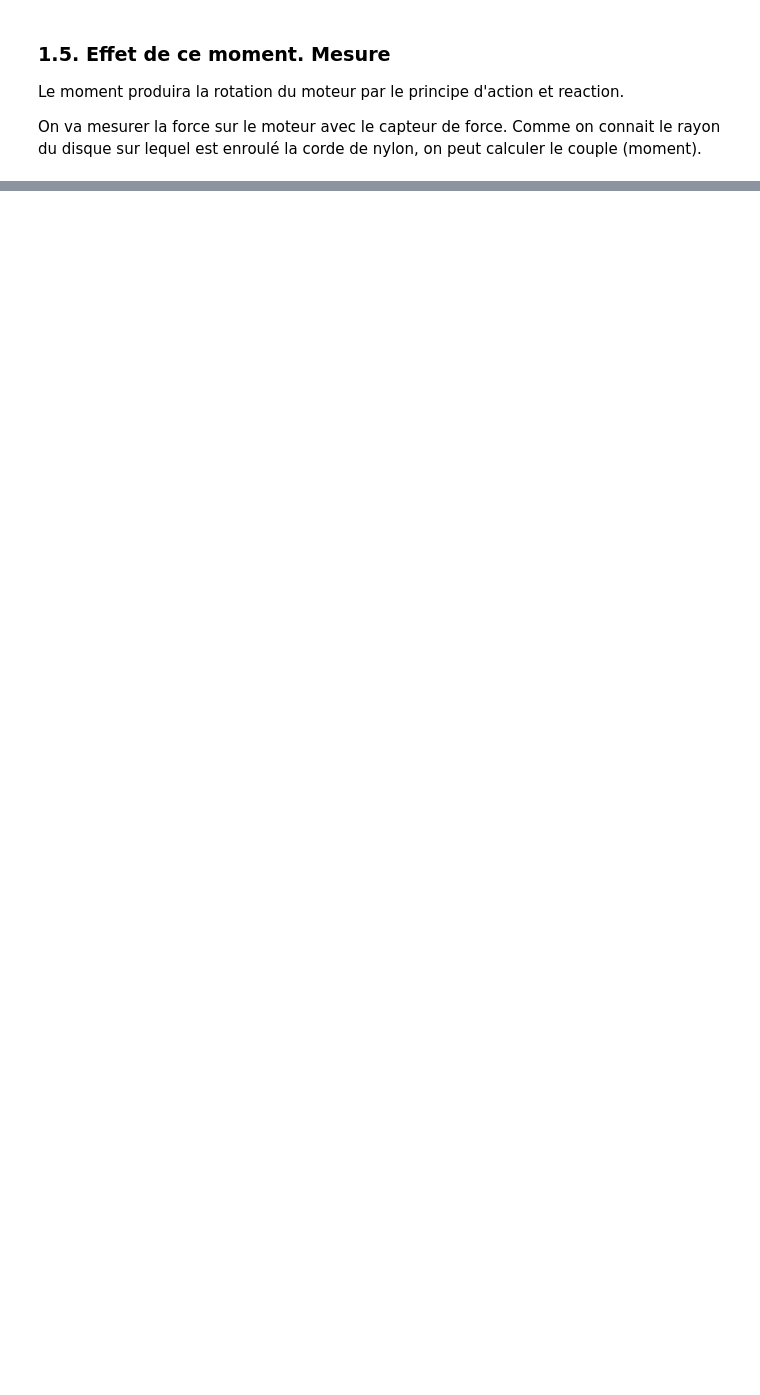
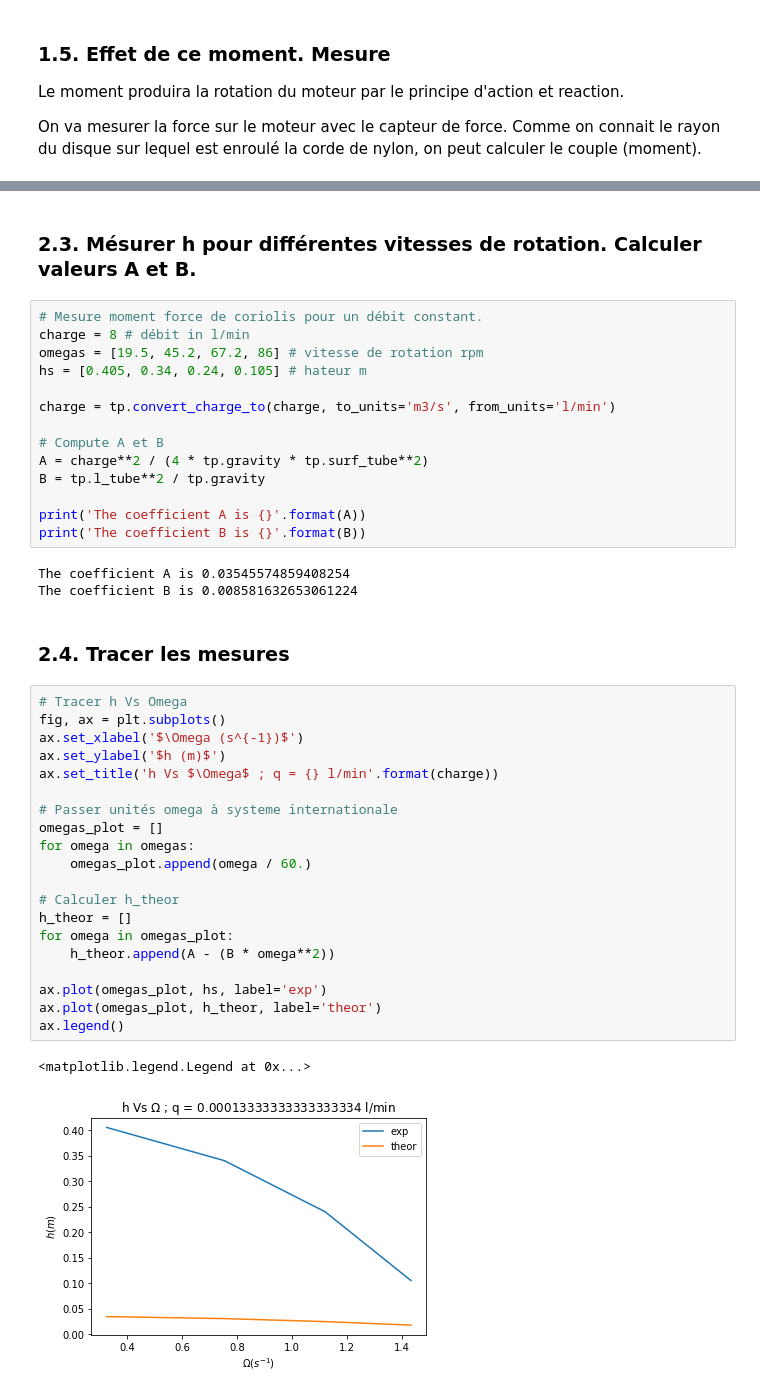
Before and after one commit to calpe/tp_fluid_mechanics, a Jupyter notebook: tp3_coriolis_notebook.ipynb, the cells around one changed output, grey strips where cells are left out. Cells and saved outputs as stored; diff of their text form; blank space fills up the shorter version.

```diff
--- a/tp3_coriolis_notebook.ipynb
+++ b/tp3_coriolis_notebook.ipynb
@@ -42,0 +152,44 @@ On va mesurer la force sur le moteur avec le capteur de force. Comme on connait
+# %% [markdown]
+### 2.3. Mésurer h pour différentes vitesses de rotation. Calculer valeurs A et B.
+# %%
+# Mesure moment force de coriolis pour un débit constant.
+charge = 8 # débit in l/min
+omegas = [19.5, 45.2, 67.2, 86] # vitesse de rotation rpm
+hs = [0.405, 0.34, 0.24, 0.105] # hateur m
+
+charge = tp.convert_charge_to(charge, to_units='m3/s', from_units='l/min')
+
+# Compute A et B
+A = charge**2 / (4 * tp.gravity * tp.surf_tube**2)
+B = tp.l_tube**2 / tp.gravity
+
+print('The coefficient A is {}'.format(A))
+print('The coefficient B is {}'.format(B))
+# %% [output]
+The coefficient A is 0.03545574859408254
+The coefficient B is 0.008581632653061224
+# %% [markdown]
+### 2.4. Tracer les mesures
+# %%
+# Tracer h Vs Omega
+fig, ax = plt.subplots()
+ax.set_xlabel('$\Omega (s^{-1})$')
+ax.set_ylabel('$h (m)$')
+ax.set_title('h Vs $\Omega$ ; q = {} l/min'.format(charge))
+
+# Passer unités omega à systeme internationale
+omegas_plot = []
+for omega in omegas:
+    omegas_plot.append(omega / 60.)
+
+# Calculer h_theor
+h_theor = []
+for omega in omegas_plot:
+    h_theor.append(A - (B * omega**2))
+
+ax.plot(omegas_plot, hs, label='exp')
+ax.plot(omegas_plot, h_theor, label='theor')
+ax.legend()
+# %% [output]
+<matplotlib.legend.Legend at 0x...>
+[figure, added]
```
Also changed, not shown: parts of 13 cells of this notebook.
